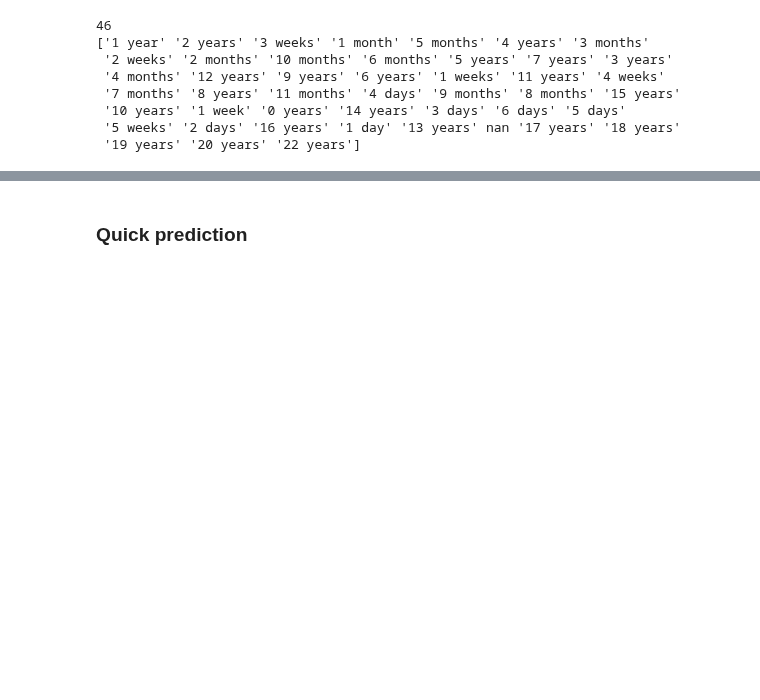
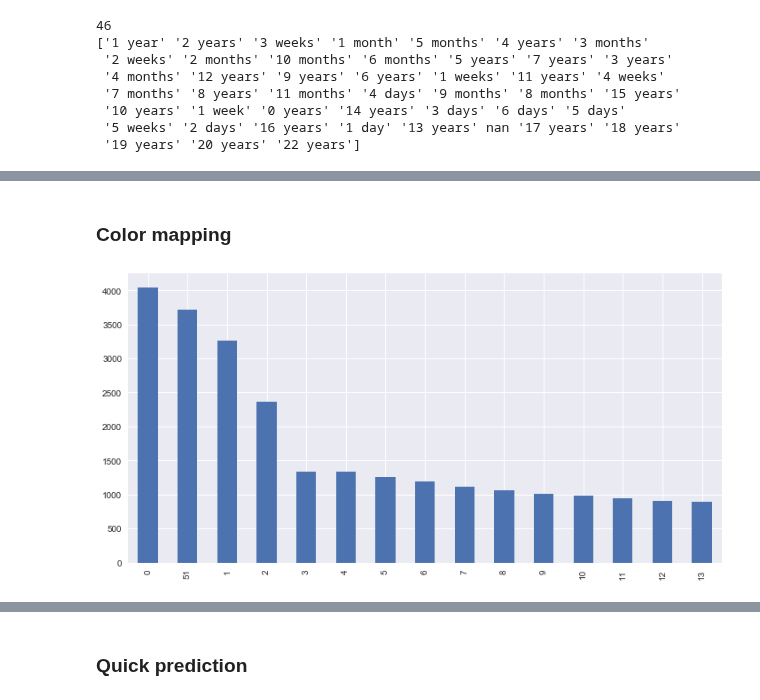
Before and after one commit to pstetz/Kaggle, a Jupyter notebook: in_progress/shelter/1_start.ipynb, the cells around one changed output, grey strips where cells are left out. Drawn from its saved outputs; the diff is of its cells as text; code cells hidden in the pictures; blank space fills up the shorter version.

```diff
--- a/in_progress/shelter/1_start.ipynb
+++ b/in_progress/shelter/1_start.ipynb
@@ -259,0 +316,24 @@ test.AgeuponOutcome = test.AgeuponOutcome.map(format_age)
+# %% [markdown]
+### Color mapping
+# %%
+def get_col_map(df, col, cutoff):
+    val_counts = df[col].value_counts()
+    ret = dict()
+    counter = 0
+
+    for index in val_counts.index:
+        count = val_counts[index]
+        if count > cutoff:
+            ret[index] = counter
+            counter += 1
+        else:
+            ret[index] = counter
+    return ret
+
+color_map = get_col_map(full, "Color", 100)
+
+full.Color = full.Color.map(color_map)
+
+_ = full.Color.value_counts().head(15).plot(kind="bar")
+# %% [output]
+[figure, added]
```
Also changed, not shown: parts of 25 cells of this notebook.
